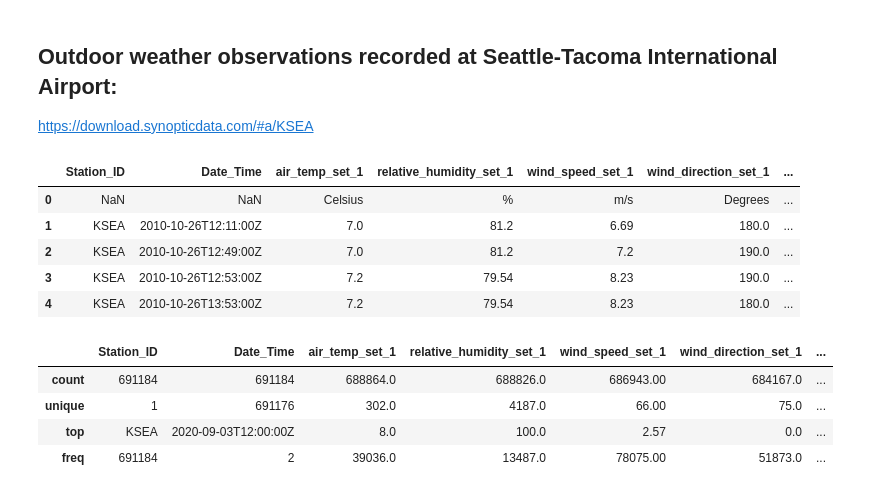
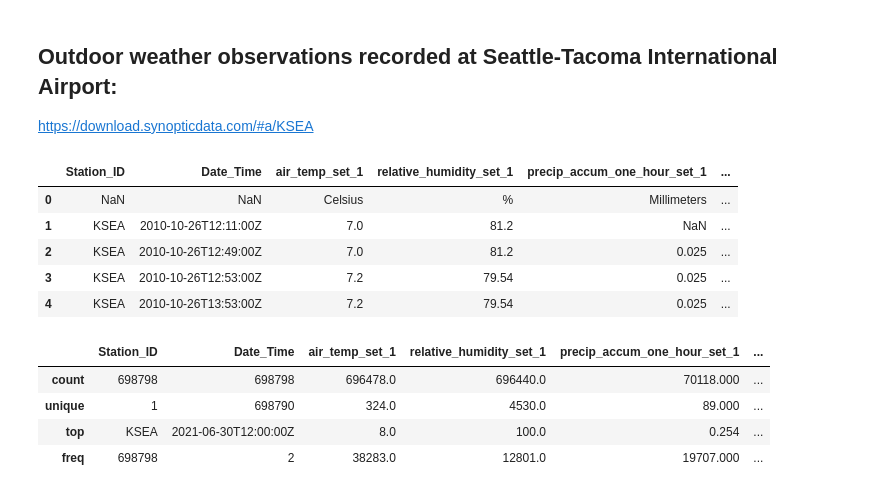
Before and after one commit to aworthyperson/Bike_Counters_Air_Quality, a Jupyter notebook: Bike_and_AQ_import_python.ipynb, the cells around one changed output. Cells and saved outputs as stored; diff of their text form; code cells hidden in the pictures.

```diff
--- a/Bike_and_AQ_import_python.ipynb
+++ b/Bike_and_AQ_import_python.ipynb
@@ -366,23 +361,25 @@ aq
 ## Outdoor weather observations recorded at Seattle-Tacoma International Airport:
 https://download.synopticdata.com/#a/KSEA
 # %%
-out= pd.read_csv("Data/KSEA.csv", sep=',', header=[10])
+#out= pd.read_csv("Data/KSEA.csv", sep=',', header=[10])
+out= pd.read_csv("Data/KSEA.2022-11-21.csv", sep=',', header=[10])
+
 out.head()
 # %% [output]
-|  | Station_ID | Date_Time | air_temp_set_1 | relative_humidity_set_1 | wind_speed_set_1 | wind_direction_set_1 | ... |
-| 0 | NaN | NaN | Celsius | % | m/s | Degrees | ... |
-| 1 | KSEA | 2010-10-26T12:11:00Z | 7.0 | 81.2 | 6.69 | 180.0 | ... |
-| 2 | KSEA | 2010-10-26T12:49:00Z | 7.0 | 81.2 | 7.2 | 190.0 | ... |
-| 3 | KSEA | 2010-10-26T12:53:00Z | 7.2 | 79.54 | 8.23 | 190.0 | ... |
-| 4 | KSEA | 2010-10-26T13:53:00Z | 7.2 | 79.54 | 8.23 | 180.0 | ... |
+|  | Station_ID | Date_Time | air_temp_set_1 | relative_humidity_set_1 | precip_accum_one_hour_set_1 | ... |
+| 0 | NaN | NaN | Celsius | % | Millimeters | ... |
+| 1 | KSEA | 2010-10-26T12:11:00Z | 7.0 | 81.2 | NaN | ... |
+| 2 | KSEA | 2010-10-26T12:49:00Z | 7.0 | 81.2 | 0.025 | ... |
+| 3 | KSEA | 2010-10-26T12:53:00Z | 7.2 | 79.54 | 0.025 | ... |
+| 4 | KSEA | 2010-10-26T13:53:00Z | 7.2 | 79.54 | 0.025 | ... |
 # %%
 out.describe()
 # %% [output]
-|  | Station_ID | Date_Time | air_temp_set_1 | relative_humidity_set_1 | wind_speed_set_1 | wind_direction_set_1 | ... |
-| count | 691184 | 691184 | 688864.0 | 688826.0 | 686943.00 | 684167.0 | ... |
-| unique | 1 | 691176 | 302.0 | 4187.0 | 66.00 | 75.0 | ... |
-| top | KSEA | 2020-09-03T12:00:00Z | 8.0 | 100.0 | 2.57 | 0.0 | ... |
-| freq | 691184 | 2 | 39036.0 | 13487.0 | 78075.00 | 51873.0 | ... |
+|  | Station_ID | Date_Time | air_temp_set_1 | relative_humidity_set_1 | precip_accum_one_hour_set_1 | ... |
+| count | 698798 | 698798 | 696478.0 | 696440.0 | 70118.000 | ... |
+| unique | 1 | 698790 | 324.0 | 4530.0 | 89.000 | ... |
+| top | KSEA | 2021-06-30T12:00:00Z | 8.0 | 100.0 | 0.254 | ... |
+| freq | 698798 | 2 | 38283.0 | 12801.0 | 19707.000 | ... |
 # %%
 list(out.columns)
 # %% [output]
```
Also changed, not shown: parts of 6 cells of this notebook, 1 other file.
